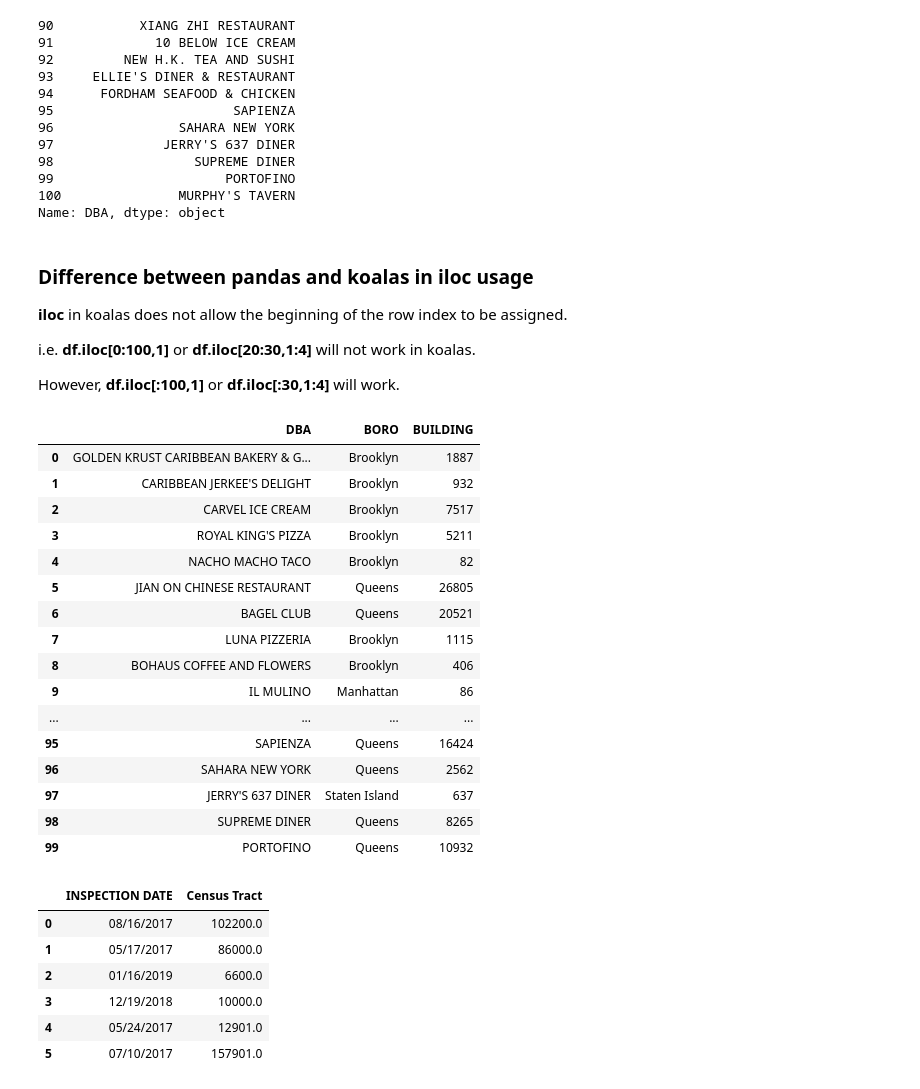
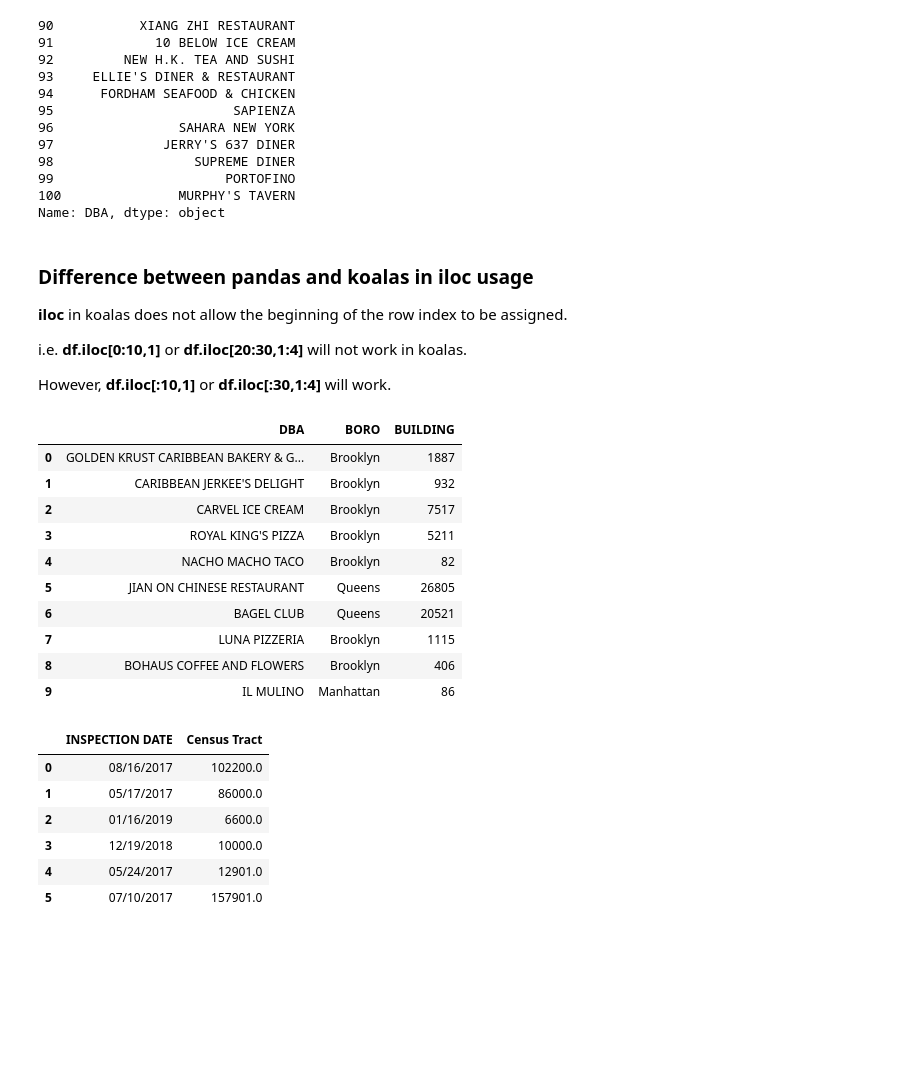
Before and after one commit to thoo/koalas-tutorials, a Jupyter notebook: koalas_tutorial.ipynb, the cells around one changed output. Cells and saved outputs as stored; diff of their text form; code cells hidden in the pictures; blank space fills up the shorter version.

```diff
--- a/koalas_tutorial.ipynb
+++ b/koalas_tutorial.ipynb
@@ -52,30 +52,24 @@ Name: DBA, dtype: object
 
 __iloc__ in koalas  does not allow the beginning of the row index to be assigned.
 
-i.e. __df.iloc[0:100,1]__ or __df.iloc[20:30,1:4]__ will not work in koalas.
+i.e. __df.iloc[0:10,1]__ or __df.iloc[20:30,1:4]__ will not work in koalas.
 
-However, __df.iloc[:100,1]__ or __df.iloc[:30,1:4]__ will work.
+However, __df.iloc[:10,1]__ or __df.iloc[:30,1:4]__ will work.
 # %%
 # In koalas the above selection won't work.
-df.iloc[:100,1:4]
+df.iloc[:10,1:4]
 # %% [output]
 |  | DBA | BORO | BUILDING |
 | 0 | GOLDEN KRUST CARIBBEAN BAKERY & G... | Brooklyn | 1887 |
 | 1 | CARIBBEAN JERKEE'S DELIGHT | Brooklyn | 932 |
 | 2 | CARVEL ICE CREAM | Brooklyn | 7517 |
 | 3 | ROYAL KING'S PIZZA | Brooklyn | 5211 |
 | 4 | NACHO MACHO TACO | Brooklyn | 82 |
 | 5 | JIAN ON CHINESE RESTAURANT | Queens | 26805 |
 | 6 | BAGEL CLUB | Queens | 20521 |
 | 7 | LUNA PIZZERIA | Brooklyn | 1115 |
 | 8 | BOHAUS COFFEE AND FLOWERS | Brooklyn | 406 |
 | 9 | IL MULINO | Manhattan | 86 |
-| ... | ... | ... | ... |
-| 95 | SAPIENZA | Queens | 16424 |
-| 96 | SAHARA NEW YORK | Queens | 2562 |
-| 97 | JERRY'S 637 DINER | Staten Island | 637 |
-| 98 | SUPREME DINER | Queens | 8265 |
-| 99 | PORTOFINO | Queens | 10932 |
 # %%
 df.loc[:5,['INSPECTION DATE','Census Tract']]
 # %% [output]
```
Also changed, not shown: parts of 17 cells of this notebook, 1 other file.
